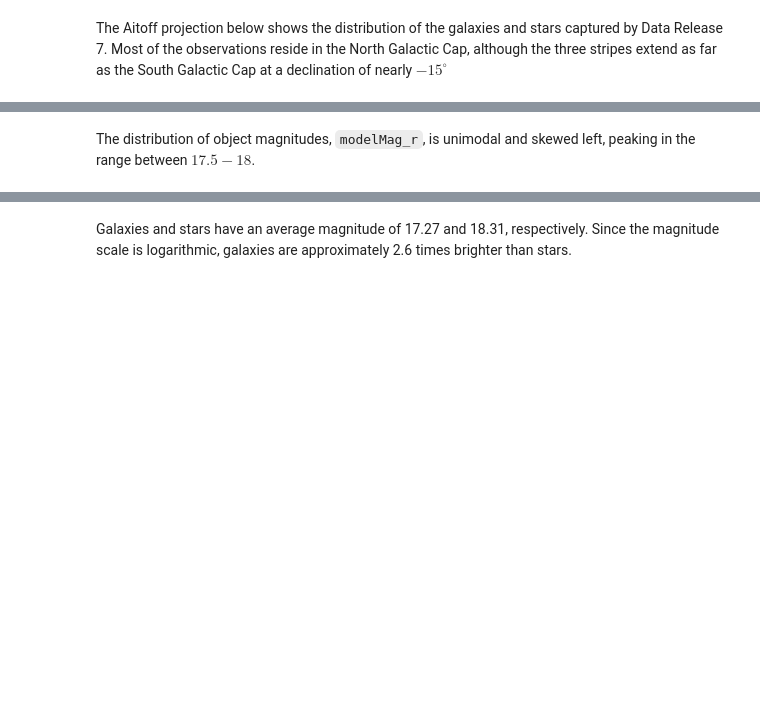
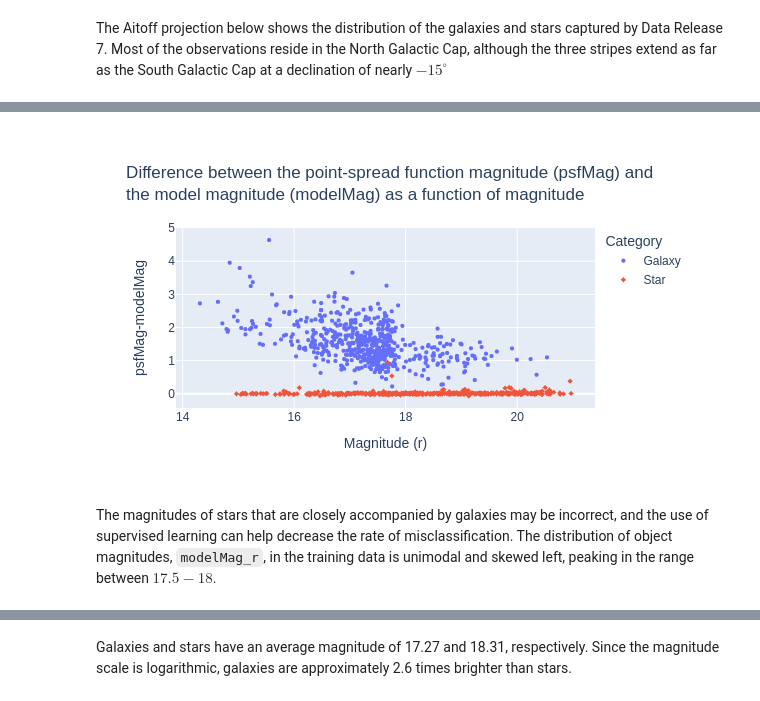
Before and after one commit to scimaksim/ML-Star-Galaxy-Classifiers, a Jupyter notebook: Nikiforov_Project_3.ipynb, the cells around one changed output, grey strips where cells are left out. Cells and saved outputs as stored; diff of their text form; code cells hidden in the pictures; blank space fills up the shorter version.

```diff
--- a/Nikiforov_Project_3.ipynb
+++ b/Nikiforov_Project_3.ipynb
@@ -362,5 +380,26 @@ plt.plot(ra_angle.radian, c.dec.radian, 'o', markersize=1, alpha=0.3)
+# %%
+ps.options.plotting.backend = "plotly"
+
+import plotly.graph_objects as go
+
+fig = train.sample(fraction=0.1, seed=5).to_pandas_on_spark().plot.scatter(
+    x="modelMag_r",
+    y="psfModelDiff",
+    color="obj_category",
+    symbol="obj_category",
+    title="Difference between the point-spread function magnitude (psfMag) and <br>the model magnitude (modelMag) as a function of magnitude",
+    labels=dict(
+        modelMag_r="Magnitude (r)",
+        psfModelDiff="psfMag-modelMag",
+        obj_category="Category",
+    ),
+)
+
+fig.update_traces(marker_size=4)
+# %% [output]
+[figure, added]
 # %% [markdown]
-The distribution of object magnitudes, `modelMag_r`, is unimodal and skewed left, peaking in the range between $17.5-18$.
+The magnitudes of stars that are closely accompanied by galaxies may be incorrect, and the use of supervised learning can help decrease the rate of misclassification. The distribution of object magnitudes, `modelMag_r`, in the training data is unimodal and skewed left, peaking in the range between $17.5-18$.
 # %%
 # Magnitude distribution
 # Using matplotlib because of a known bug in which plotly
```
Also changed, not shown: parts of 73 cells of this notebook, 6 other files.
